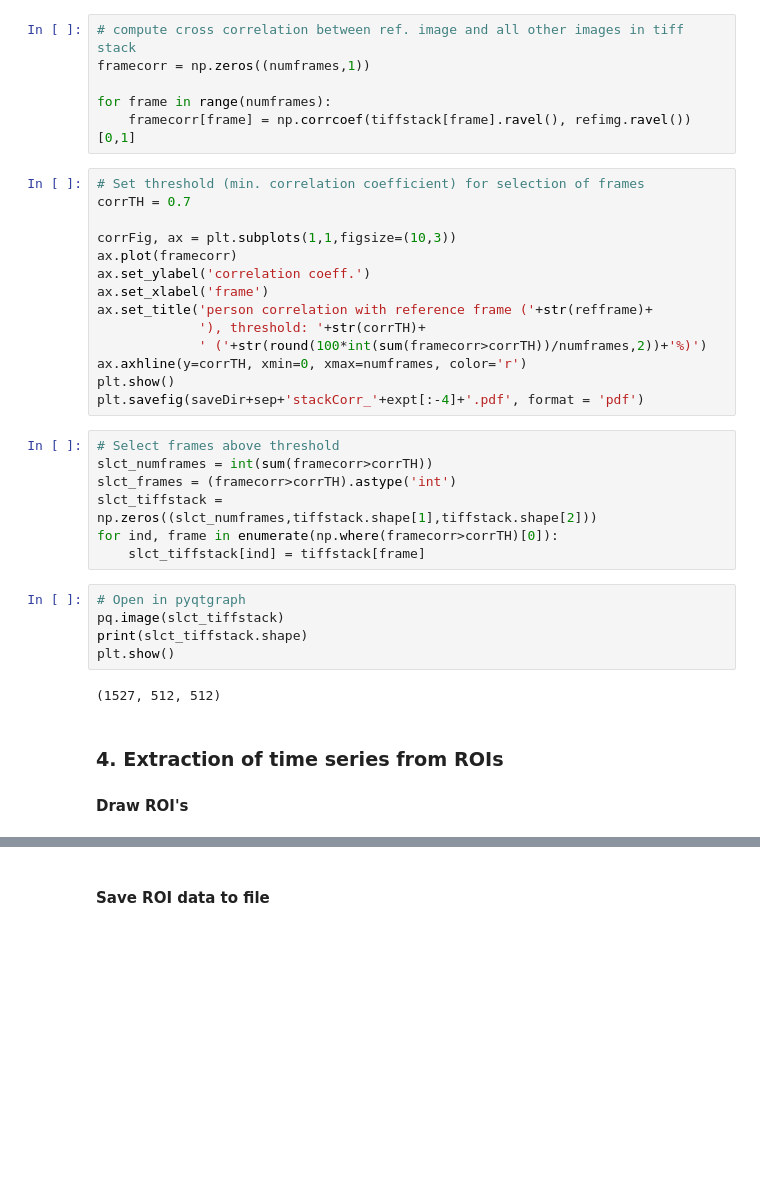
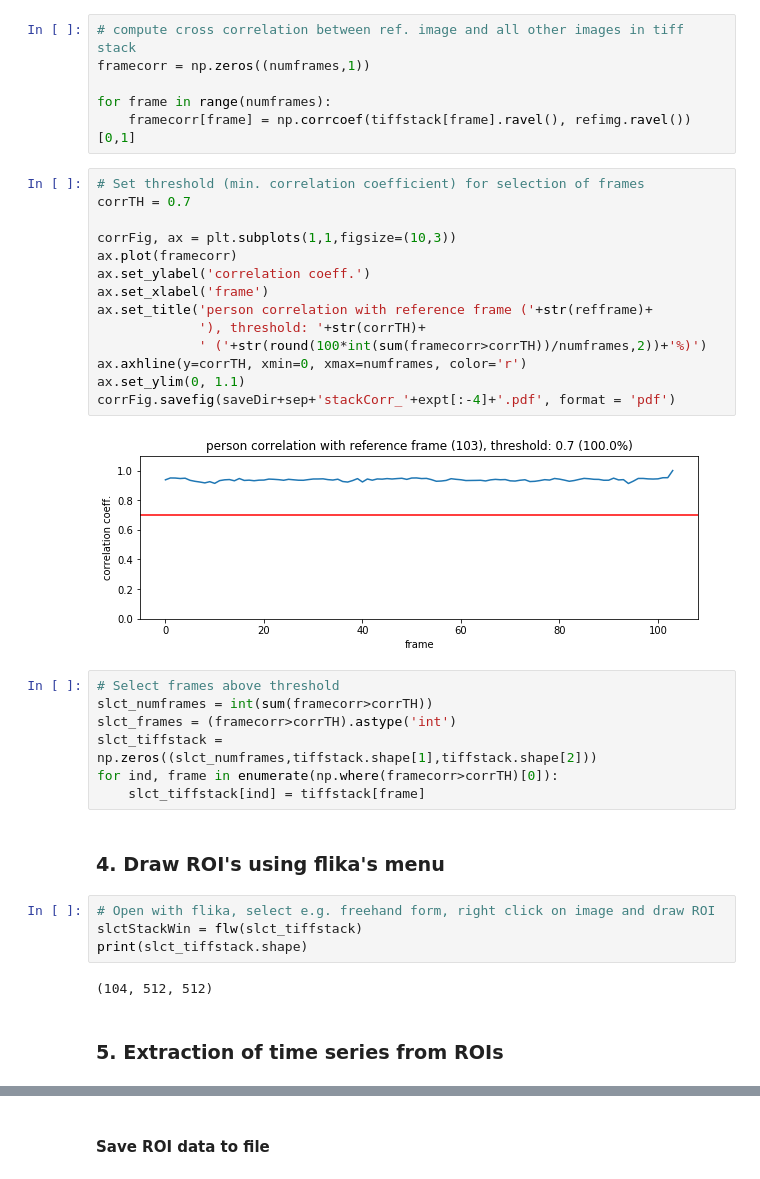
Before and after one commit to hjmh/beeImaging, a Jupyter notebook: AnalyzeImaging.ipynb, the cells around one changed output, grey strips where cells are left out. Drawn from its saved outputs; the diff is of its cells as text; blank space fills up the shorter version.

```diff
--- a/AnalyzeImaging.ipynb
+++ b/AnalyzeImaging.ipynb
@@ -180,17 +194,19 @@ for frame in range(numframes):
 # %%
 # Set threshold (min. correlation coefficient) for selection of frames
 corrTH = 0.7
 
 corrFig, ax = plt.subplots(1,1,figsize=(10,3))
 ax.plot(framecorr)
 ax.set_ylabel('correlation coeff.')
 ax.set_xlabel('frame')
 ax.set_title('person correlation with reference frame ('+str(refframe)+
              '), threshold: '+str(corrTH)+
              ' ('+str(round(100*int(sum(framecorr>corrTH))/numframes,2))+'%)')
 ax.axhline(y=corrTH, xmin=0, xmax=numframes, color='r')
-plt.show()
-plt.savefig(saveDir+sep+'stackCorr_'+expt[:-4]+'.pdf', format = 'pdf')
+ax.set_ylim(0, 1.1)
+corrFig.savefig(saveDir+sep+'stackCorr_'+expt[:-4]+'.pdf', format = 'pdf')
+# %% [output]
+[figure, added]
 # %%
 # Select frames above threshold
 slct_numframes = int(sum(framecorr>corrTH))
@@ -198,13 +214,13 @@ slct_frames = (framecorr>corrTH).astype('int')
 slct_tiffstack = np.zeros((slct_numframes,tiffstack.shape[1],tiffstack.shape[2]))
 for ind, frame in enumerate(np.where(framecorr>corrTH)[0]):
     slct_tiffstack[ind] = tiffstack[frame]
-# %%
-# Open in pyqtgraph
-pq.image(slct_tiffstack)
-print(slct_tiffstack.shape)
-plt.show()
-# %% [output]
-(1527, 512, 512)
+# %% [markdown]
+### 4. Draw ROI's using flika's menu
+# %%
+# Open with flika, select e.g. freehand form, right click on image and draw ROI
+slctStackWin = flw(slct_tiffstack)
+print(slct_tiffstack.shape)
+# %% [output]
+(104, 512, 512)
 # %% [markdown]
-### 4. Extraction of time series from ROIs
-#### Draw ROI's
+### 5. Extraction of time series from ROIs
```
Also changed, not shown: parts of 34 cells of this notebook.
